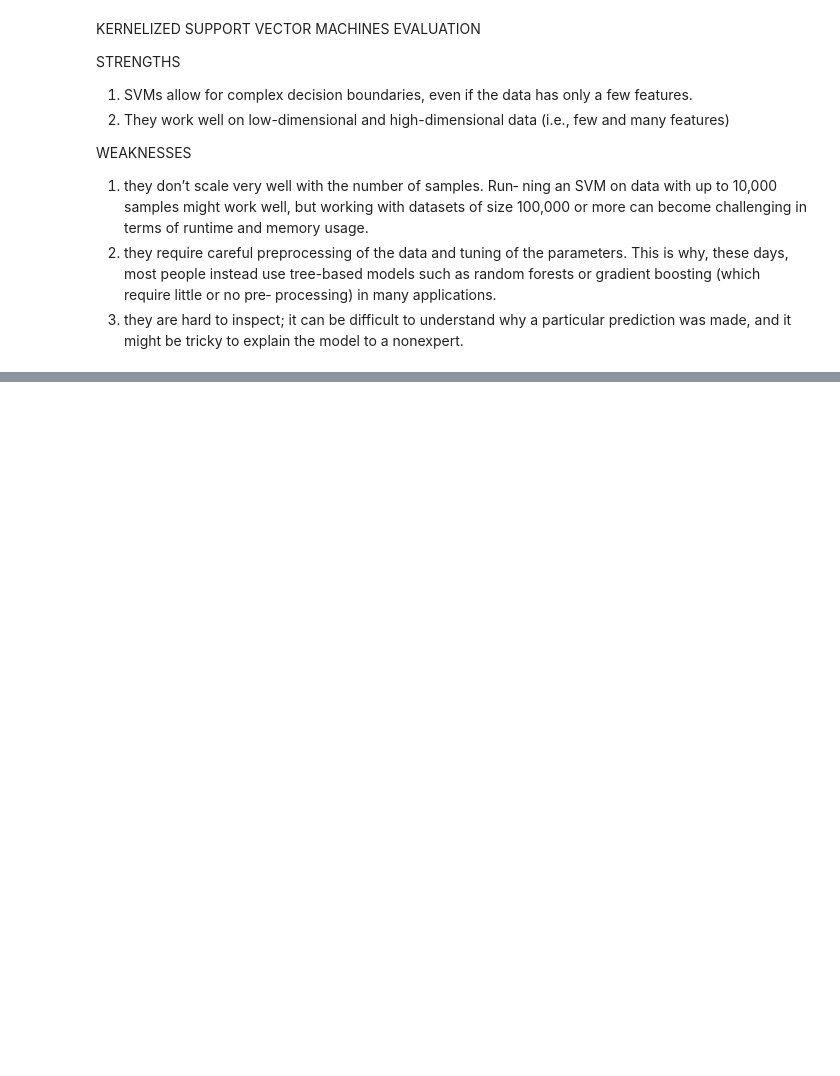
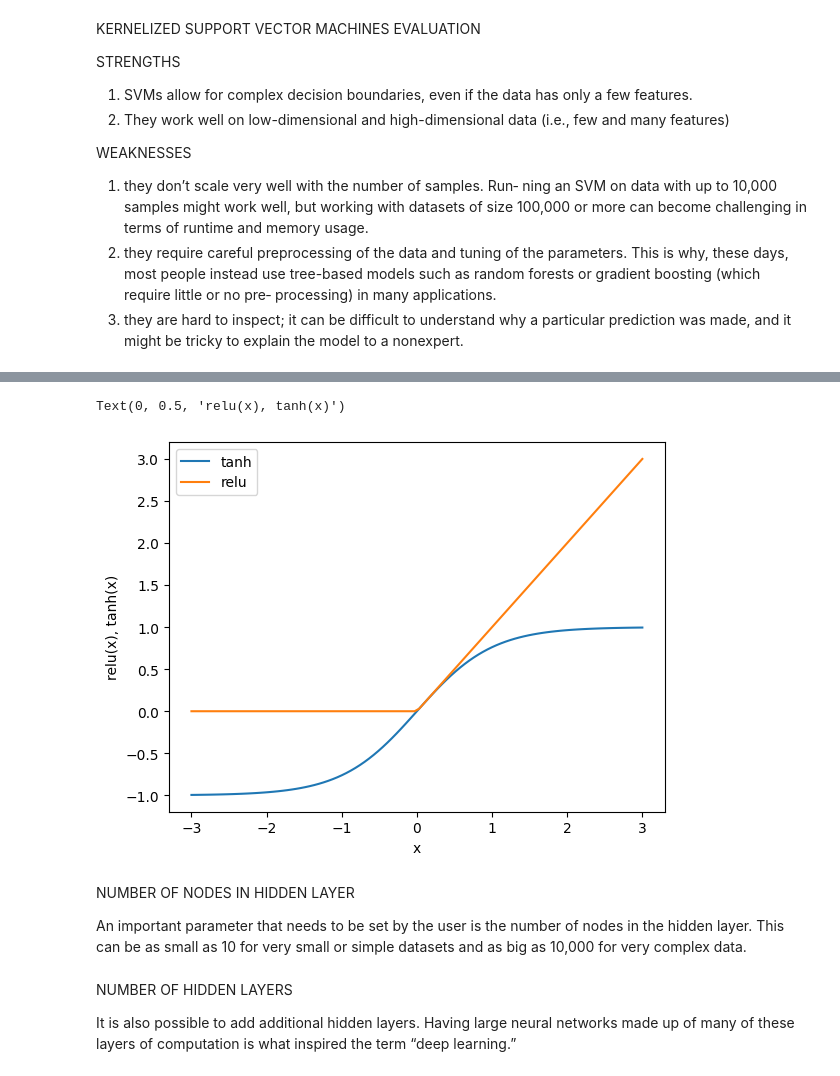
Before and after one commit to misacodes/ml_basics, a Jupyter notebook: 1_supervised_learning.ipynb, the cells around one changed output, grey strips where cells are left out. Drawn from its saved outputs; the diff is of its cells as text; code cells hidden in the pictures; blank space fills up the shorter version.

Commit message:
neural networks

```diff
--- a/1_supervised_learning.ipynb
+++ b/1_supervised_learning.ipynb
@@ -1046,0 +1065,18 @@ Here, we will only discuss some relatively simple methods, namely multilayer per
+# %%
+line = np.linspace(-3, 3, 100)
+plt.plot(line, np.tanh(line), label="tanh")
+plt.plot(line, np.maximum(line, 0), label="relu")
+plt.legend(loc="best")
+plt.xlabel("x")
+plt.ylabel("relu(x), tanh(x)")
+# %% [output]
+Text(0, 0.5, 'relu(x), tanh(x)')
+[figure, added]
+# %% [markdown]
+NUMBER OF NODES IN HIDDEN LAYER
+
+An important parameter that needs to be set by the user is the number of nodes in the hidden layer. This can be as small as 10 for very small or simple datasets and as big as 10,000 for very complex data.
+# %% [markdown]
+NUMBER OF HIDDEN LAYERS
+
+It is also possible to add additional hidden layers. Having large neural networks made up of many of these layers of computation is what inspired the term “deep learning.”
```
Also changed, not shown: parts of 28 cells of this notebook.
